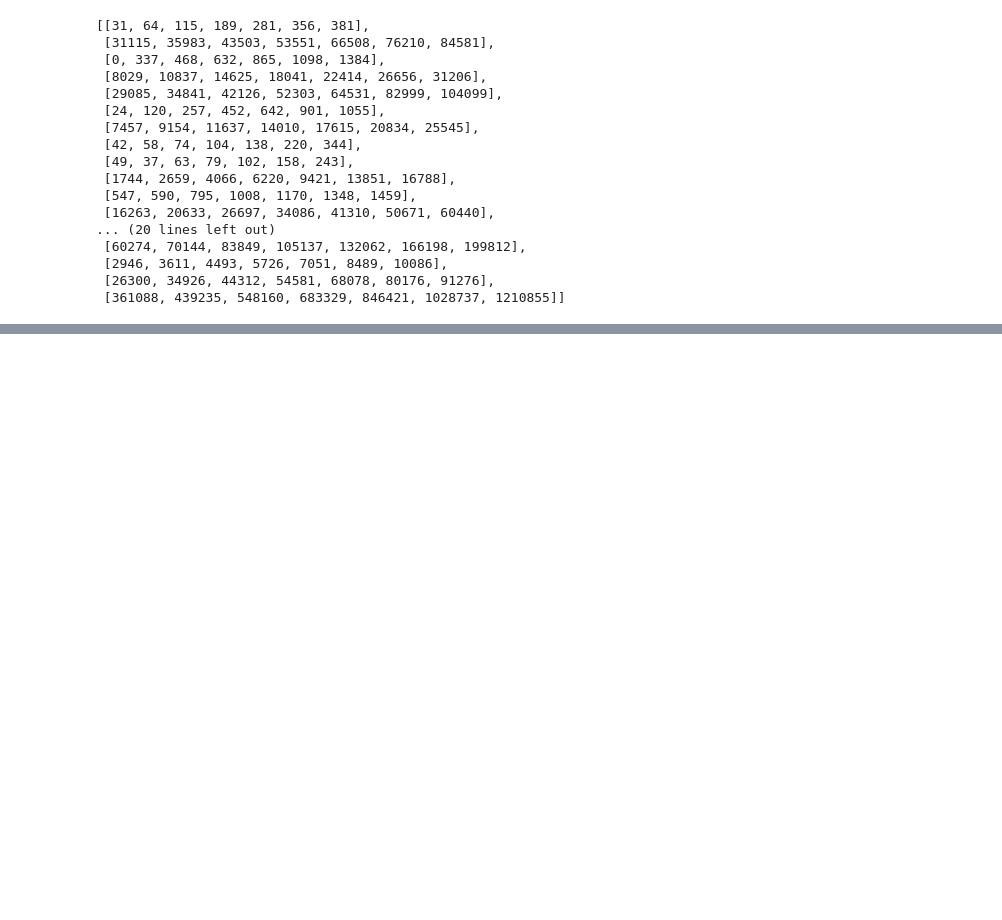
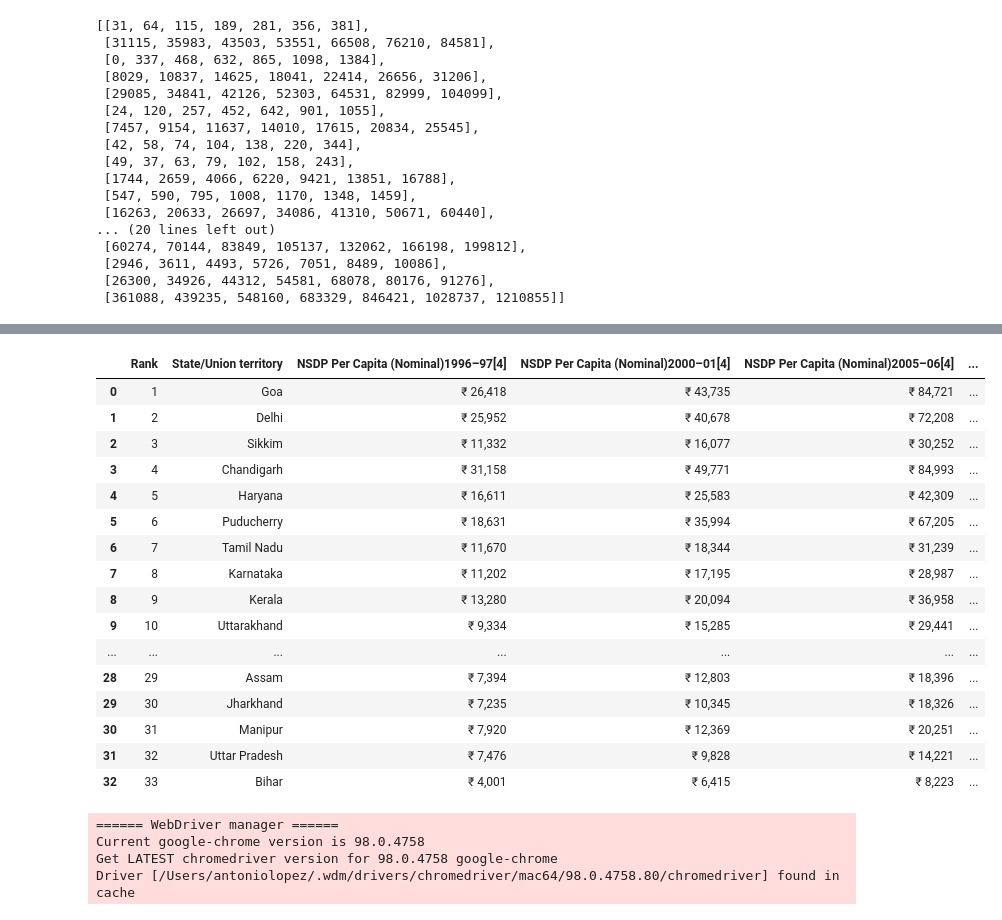
Before and after one commit to AntonioLopga12/ETL_Proyect_2022, a Jupyter notebook: 1_EXTRACTION.ipynb, the cells around one changed output, grey strips where cells are left out. Saved outputs shown, nothing was run; the diff lists cells and outputs as text; code cells hidden in the pictures; blank space fills up the shorter version.

```diff
--- a/1_EXTRACTION.ipynb
+++ b/1_EXTRACTION.ipynb
@@ -144,0 +157,20 @@ df.years.apply(pd.Series)
+# %%
+data1
+# %% [output]
+|  | Rank | State/Union territory | NSDP Per Capita (Nominal)1996–97[4] | NSDP Per Capita (Nominal)2000–01[4] | NSDP Per Capita (Nominal)2005–06[4] | ... |
+| 0 | 1 | Goa | ₹ 26,418 | ₹ 43,735 | ₹ 84,721 | ... |
+| 1 | 2 | Delhi | ₹ 25,952 | ₹ 40,678 | ₹ 72,208 | ... |
+| 2 | 3 | Sikkim | ₹ 11,332 | ₹ 16,077 | ₹ 30,252 | ... |
+| 3 | 4 | Chandigarh | ₹ 31,158 | ₹ 49,771 | ₹ 84,993 | ... |
+| 4 | 5 | Haryana | ₹ 16,611 | ₹ 25,583 | ₹ 42,309 | ... |
+| 5 | 6 | Puducherry | ₹ 18,631 | ₹ 35,994 | ₹ 67,205 | ... |
+| 6 | 7 | Tamil Nadu | ₹ 11,670 | ₹ 18,344 | ₹ 31,239 | ... |
+| 7 | 8 | Karnataka | ₹ 11,202 | ₹ 17,195 | ₹ 28,987 | ... |
+| 8 | 9 | Kerala | ₹ 13,280 | ₹ 20,094 | ₹ 36,958 | ... |
+| 9 | 10 | Uttarakhand | ₹ 9,334 | ₹ 15,285 | ₹ 29,441 | ... |
+| ... | ... | ... | ... | ... | ... | ... |
+| 28 | 29 | Assam | ₹ 7,394 | ₹ 12,803 | ₹ 18,396 | ... |
+| 29 | 30 | Jharkhand | ₹ 7,235 | ₹ 10,345 | ₹ 18,326 | ... |
+| 30 | 31 | Manipur | ₹ 7,920 | ₹ 12,369 | ₹ 20,251 | ... |
+| 31 | 32 | Uttar Pradesh | ₹ 7,476 | ₹ 9,828 | ₹ 14,221 | ... |
+| 32 | 33 | Bihar | ₹ 4,001 | ₹ 6,415 | ₹ 8,223 | ... |
@@ -144,0 +179,7 @@ df.years.apply(pd.Series)
+# %%
+PATH=ChromeDriverManager().install() #PATH
+# %% [output]
+====== WebDriver manager ======
+Current google-chrome version is 98.0.4758
+Get LATEST chromedriver version for 98.0.4758 google-chrome
+Driver [/Users/antoniolopez/.wdm/drivers/chromedriver/mac64/98.0.4758.80/chromedriver] found in cache
```
Also changed, not shown: parts of 22 cells of this notebook, 1 other file.
